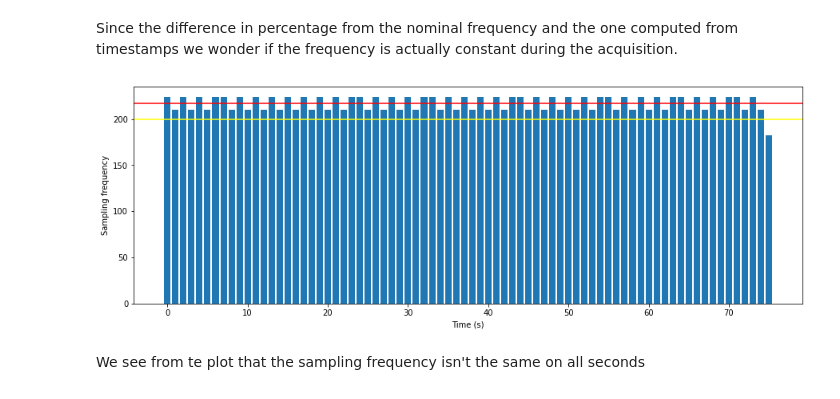
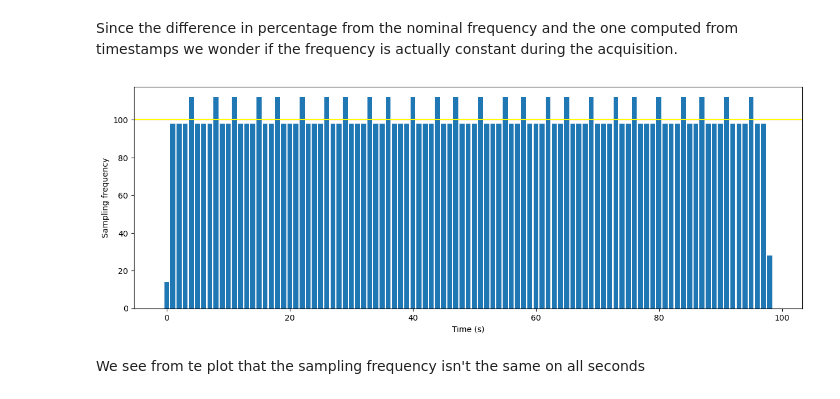
Before and after one commit to paololapo/HeartRateEstimation, a Jupyter notebook: Testing/Total_project.ipynb, the cells around one changed output. Saved outputs shown, nothing was run; the diff lists cells and outputs as text; code cells hidden in the pictures.

```diff
--- a/Testing/Total_project.ipynb
+++ b/Testing/Total_project.ipynb
@@ -17,17 +17,17 @@ from scipy.signal import find_peaks
 import pywt
 # %%
 # Select file to analyze
-stave_supine_static = "../Data/1_Stave_supine_static.txt"
-mattress_supine = "../Data/2_Mattress_supine.txt"
-subject_sitting_chair = "../Data/3_Subject_sitting_chair.txt"
-chest_sweater = "../Data/4_Chest_sweater.txt"
-under_chair = "../Data/5_Under_chair.txt"
-center_sternum = "../Data/center_sternum.txt"
+filenames = ["../Data/center_sternum.txt", "../Data/1_Stave_supine_static.txt", "../Data/2_Mattress_supine.txt",
+             "../Data/3_Subject_sitting_chair.txt", "../Data/4_Chest_sweater.txt", "../Data/5_Under_chair.txt"]
+
+chosen_file = 5
+
+cuts = [(1129, 14306), (1750, 7999), (1659, 11078), (875, 6109), (1689, 5687), (834, 8756)]
 # %% [markdown]
 ## IMPORT DATA-SET AND CALIBRATION
 # %%
-# Import the file inside "raw_data" Dataframe
-data = pd.read_csv(center_sternum, sep='\t').reset_index(drop=True)
-data.head()
+# Import the file insicenter_sternumde "raw_data" Dataframe
+data = pd.read_csv(filenames[chosen_file], sep='\t').reset_index(drop=True)
+data
 # %% [output]
 |  | Log Mode | Log Freq | Timestamp | AccX | AccY | AccZ | GyroX | GyroY | GyroZ | MagnX | MagnY | ... |
@@ -59,3 +81,5 @@ data[['MagnX', 'MagnY', 'MagnZ']] = np.dot(data[['MagnX', 'MagnY', 'MagnZ']], ca
+# %%
+data = calibrate(data)
 # %% [markdown]
 ### SAMPLE RATE ANALYSIS
 # %%
@@ -94,15 +118,15 @@ Since the difference in percentage from the nominal frequency and the one comput
 # %%
 unique_timestamp_counts = data["Timestamp"].value_counts()
 num_unique_timestamps = len(unique_timestamp_counts)
 
 fig, ax = plt.subplots(figsize=(15,5))
 ax.bar(np.arange(num_unique_timestamps), acq_per_sec)
 ax.axhline(mean_frequency, color="red", label="Mean frequency")
-ax.axhline(200, color="yellow", label="Nominal frequency")
+ax.axhline(frequency, color="yellow", label="Nominal frequency")
 ax.set_xlabel("Time (s)")
 ax.set_ylabel("Sampling frequency");
 # %% [output]
-[figure, old version]
+[figure, new version]
 # %% [markdown]
 We see from te plot that the sampling frequency isn't the same on all seconds
 # %%
```
Also changed, not shown: parts of 30 cells of this notebook.
